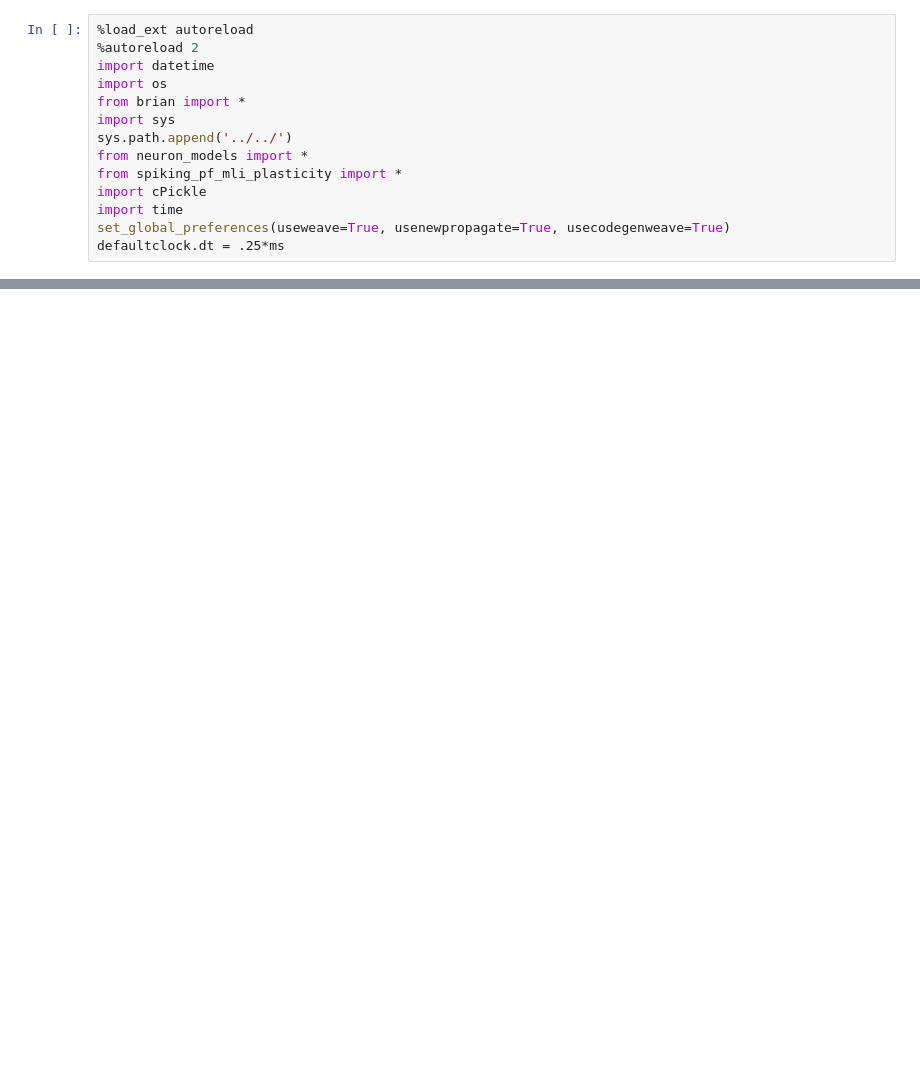
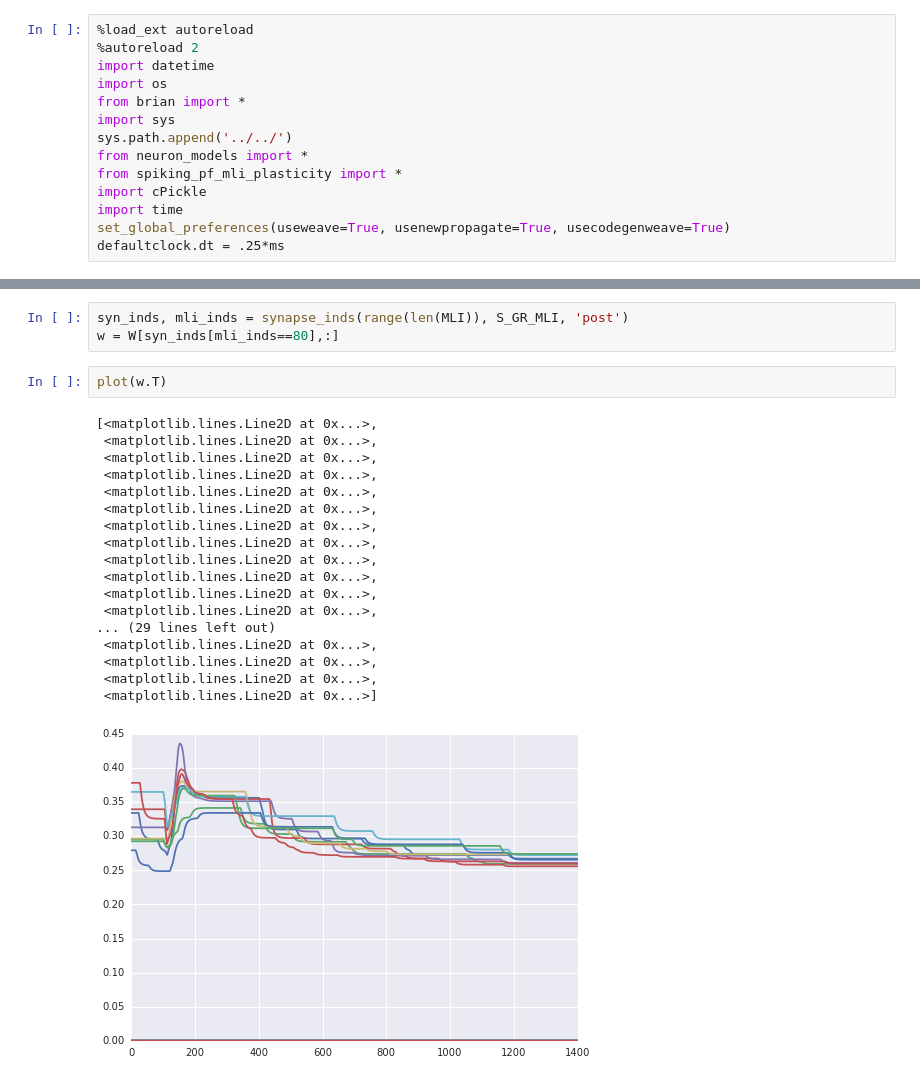
Before and after one commit to blennon/research, a Jupyter notebook: spiking_pf_mli_plasticity/notebooks/PF_CF_MLI_net.ipynb, the cells around one changed output, grey strips where cells are left out. Saved outputs shown, nothing was run; the diff lists cells and outputs as text; blank space fills up the shorter version.

```diff
--- a/spiking_pf_mli_plasticity/notebooks/PF_CF_MLI_net.ipynb
+++ b/spiking_pf_mli_plasticity/notebooks/PF_CF_MLI_net.ipynb
@@ -77,0 +75,24 @@ MLI_V.plot(2)
+# %%
+syn_inds, mli_inds = synapse_inds(range(len(MLI)), S_GR_MLI, 'post')
+w = W[syn_inds[mli_inds==80],:]
+# %%
+plot(w.T)
+# %% [output]
+[<matplotlib.lines.Line2D at 0x...>,
+ <matplotlib.lines.Line2D at 0x...>,
+ <matplotlib.lines.Line2D at 0x...>,
+ <matplotlib.lines.Line2D at 0x...>,
+ <matplotlib.lines.Line2D at 0x...>,
+ <matplotlib.lines.Line2D at 0x...>,
+ <matplotlib.lines.Line2D at 0x...>,
+ <matplotlib.lines.Line2D at 0x...>,
+ <matplotlib.lines.Line2D at 0x...>,
+ <matplotlib.lines.Line2D at 0x...>,
+ <matplotlib.lines.Line2D at 0x...>,
+ <matplotlib.lines.Line2D at 0x...>,
+... (29 lines left out)
+ <matplotlib.lines.Line2D at 0x...>,
+ <matplotlib.lines.Line2D at 0x...>,
+ <matplotlib.lines.Line2D at 0x...>,
+ <matplotlib.lines.Line2D at 0x...>]
+[figure, added]
```
Also changed, not shown: parts of 11 cells of this notebook, 2 other files.
